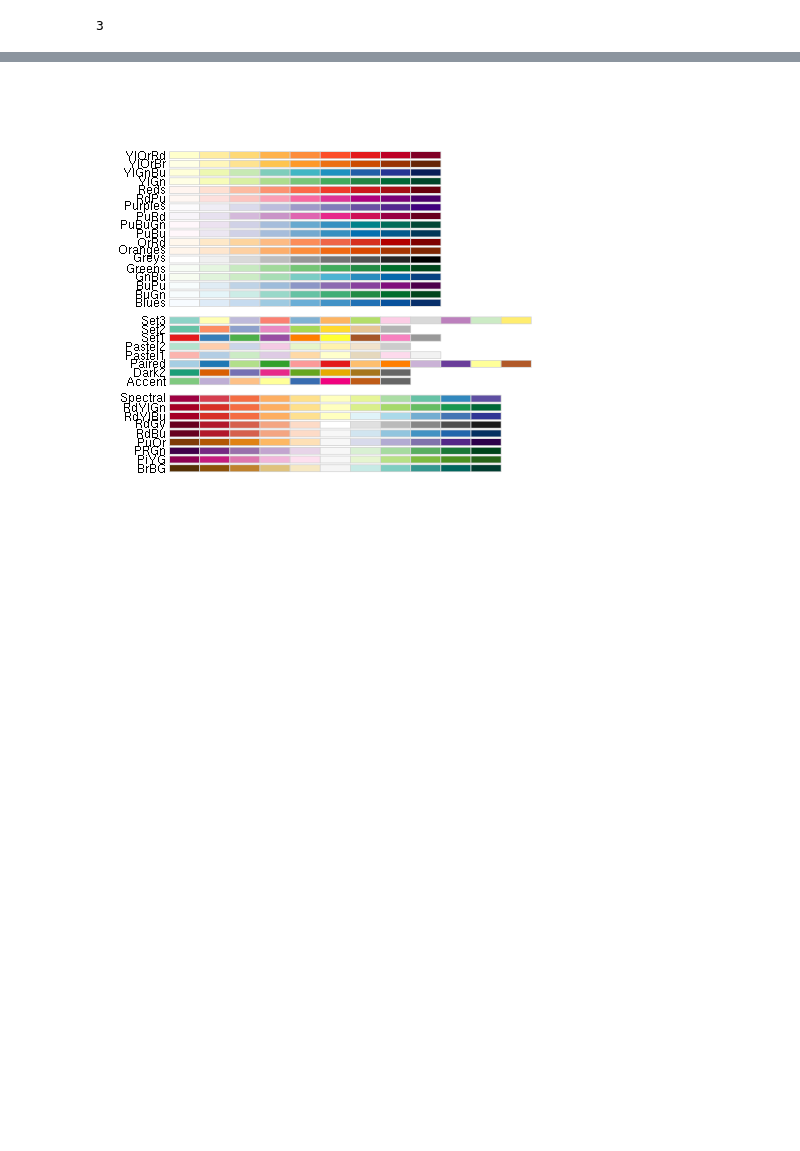
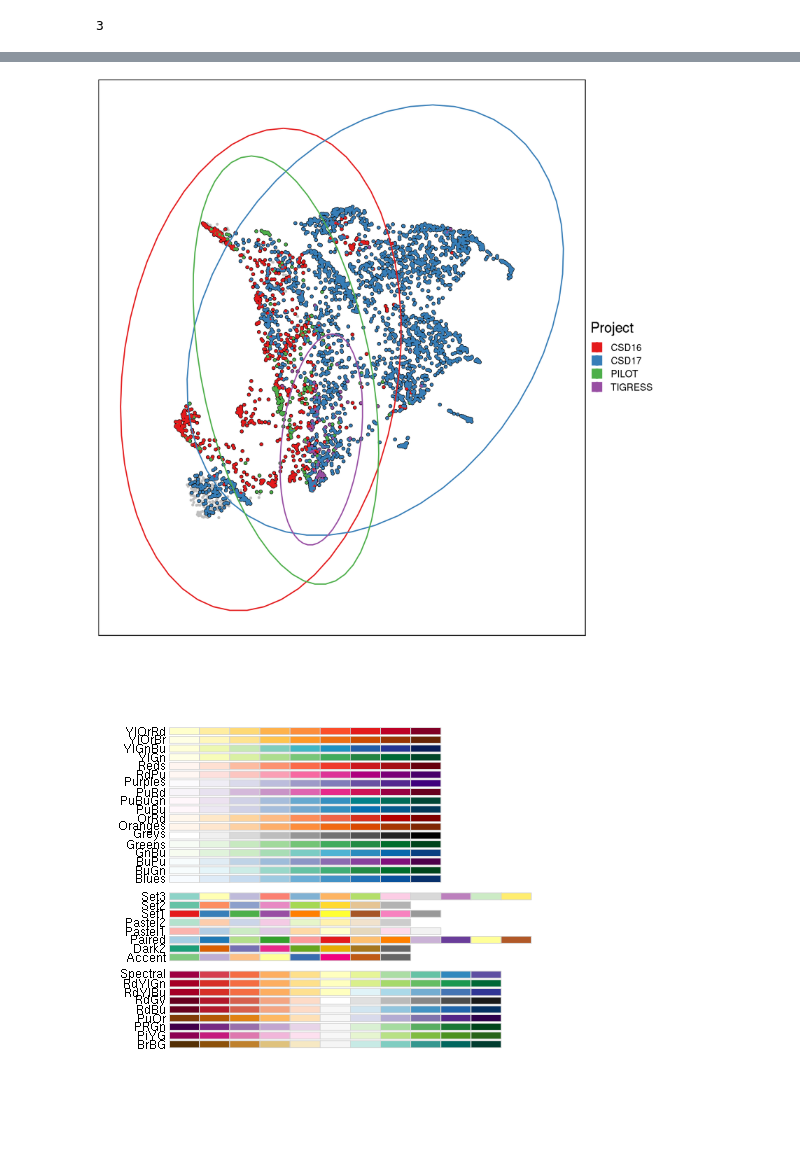
Before and after one commit to MetaSUB/main_paper_figures, a Jupyter notebook: quality_control/Sequencing_qc.ipynb, the cells around one changed output, grey strips where cells are left out. Saved outputs shown, nothing was run; the diff lists cells and outputs as text; code cells hidden in the pictures; blank space fills up the shorter version.

```diff
--- a/quality_control/Sequencing_qc.ipynb
+++ b/quality_control/Sequencing_qc.ipynb
@@ -498,3 +531,32 @@ ggplot(mytbl, aes(x=C0, y=C1, color=continent, shape=hudson_alpha_flowcell)) +
+# %%
+%%R -i taxa_umap -w 1920 -h 1920
+
+mytbl = taxa_umap
+mytbl = mytbl[mytbl$project %in% c('CSD16', 'CSD17', 'PILOT', 'TIGRESS'),]
+ggplot(mytbl, aes(x=C0, y=C1, color=project)) +
+    geom_point(size=4, colour = "grey", data=taxa_umap, shape=19) +
+    geom_point(size=5.5, colour = "black") +
+    geom_point(size=4) +
+    stat_ellipse(size=2, level=0.99, aes(group=project)) +
+    theme_minimal() +
+    scale_color_brewer(palette = "Set1", direction=1) +
+    guides(color = guide_legend(override.aes=list(size=16))) +
+    theme_minimal() +
+    coord_flip() +
+    labs(color='Project', shape='Flowcell') +
+    theme(
+        text = element_text(size=50),
+        panel.grid.major = element_blank(),
+        panel.grid.minor = element_blank(),
+        legend.position='right',
+        axis.text.x=element_blank(),
+        axis.title.x=element_blank(),
+        axis.text.y=element_blank(),
+        axis.title.y=element_blank(),
+        panel.border = element_rect(colour="black", fill=NA, size=2),
+    )
+# %% [output]
+[figure, added]
 # %%
 %%R
 
```
Also changed, not shown: parts of 8 cells of this notebook, 40 other files.
